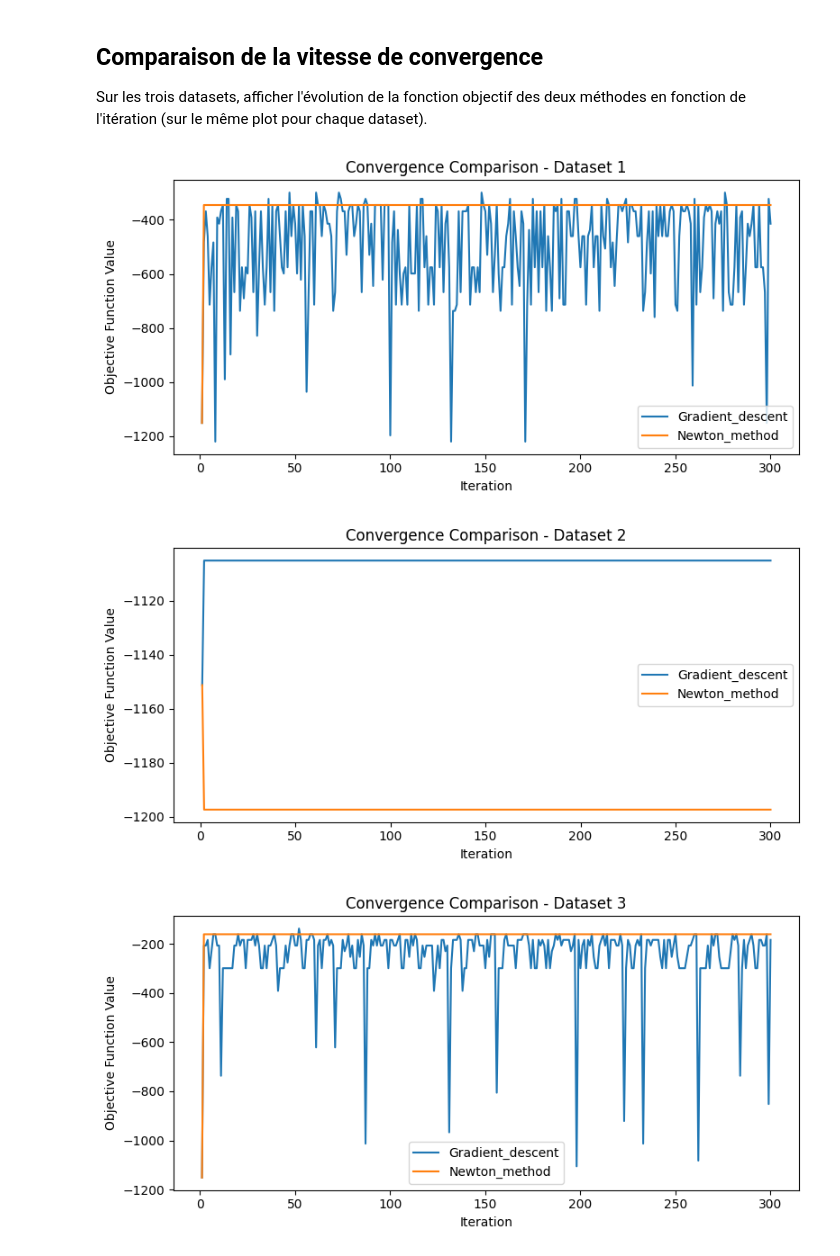
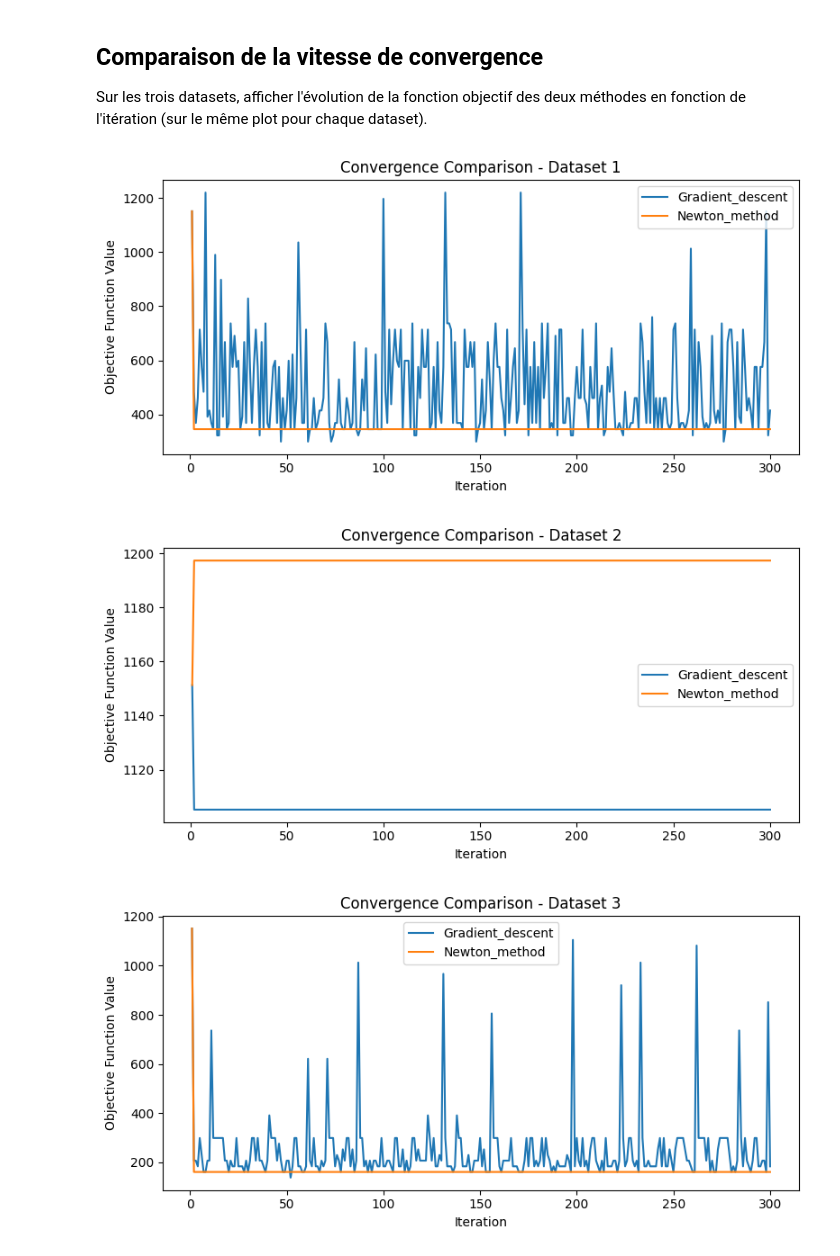
Before and after one commit to ferrorra/Programmation-Avanc-e-AMSD, a Jupyter notebook: BOUROUINA_Rania.ipynb, the cells around one changed output. Saved outputs shown, nothing was run; the diff lists cells and outputs as text; code cells hidden in the pictures.

```diff
--- a/BOUROUINA_Rania.ipynb
+++ b/BOUROUINA_Rania.ipynb
@@ -213,0 +538,12 @@ else:
+# %%
+# Tester la fonction indicium avec N = 3 et K = 6
+n = 3
+k = 6
+square = indicium_genetic(n, k)
+
+# Vérifier si une solution a été trouvée
+if square is not None:
+    # Visualiser le carré latin
+    visualize_latin_square(square)
+else:
+    print("Aucune solution trouvée.")
@@ -213,0 +579,27 @@ else:
+# %%
+#On comence par chercher les bonnes combinaisons
+# List of combinations to test
+combinations = [
+    (2, 2), (2, 4),
+    (3, 3), (3, 6), (3, 9),
+    (4, 4), (4, 8), (4, 12), (4, 16),
+    (5, 5), (5, 10), (5, 15), (5, 20), (5, 25),
+    (6, 6), (6, 21), (6, 36),
+    (7, 7), (7, 28), (7, 49),
+    (8, 8), (8, 36),
+]
+
+# List to store valid combinations
+valid_combinations = []
+
+# Test each combination
+for t,(n,k) in enumerate(combinations):
+    print('iteration ', t )
+    result = indicium_genetic(n, k)
+    if result is not None:
+        valid_combinations.append((n, k))
+
+# Print the valid combinations
+print("Valid combinations of (n, k):")
+for n, k in valid_combinations:
+    print(f"({n}, {k})")
@@ -423,38 +939,39 @@ def compare_convergence(optimizer1='gradient_descent', optimizer2='newton_method
         # Fit the models and record the objective function values
         objective_values1, objective_values2 = [], []
         for _ in range(model1.n_iterations):
             h1 = model1.predict(X)
             # Apply numerical stabilization to the objective function
-            objective1 = np.sum(y * np.log(h1 + epsilon) + (1 - y) * np.log(1 - h1 + epsilon))
+            objective1 = - np.sum(y * np.log(h1 + epsilon) + (1 - y) * np.log(1 - h1 + epsilon))
             objective_values1.append(objective1)
             model1.gradient_descent(X, y)
 
             h2 = model2.predict(X)
             # Apply numerical stabilization to the objective function
-            objective2 = np.sum(y * np.log(h2 + epsilon) + (1 - y) * np.log(1 - h2 + epsilon)) #L(β)=∑iyilog(σ(xiβ))+(1−yi)log(1−σ(xiβ)) ne marche
+            ## cross entropy use
+            objective2 = - np.sum(y * np.log(h2 + epsilon) + (1 - y) * np.log(1 - h2 + epsilon)) #L(β)=∑iyilog(σ(xiβ))+(1−yi)log(1−σ(xiβ)) ne marche pas, div par zero
             objective_values2.append(objective2)
             model2.newton_method(X, y)
 
         # Plot the convergence curves for each optimizer in one figure
         plt.figure(figsize=(8, 4))
 
         plt.plot(range(1, model1.n_iterations + 1), objective_values1, label=optimizer1.capitalize())
         plt.plot(range(1, model2.n_iterations + 1), objective_values2, label=optimizer2.capitalize())
 
         plt.title(f'Convergence Comparison - Dataset {i + 1}')
         plt.xlabel('Iteration')
         plt.ylabel('Objective Function Value')
         plt.legend()
 
         plt.tight_layout()
         plt.show()
 
 # Compare convergence for both optimizers on each dataset
 compare_convergence(optimizer1='gradient_descent', optimizer2='newton_method')
 # %% [output]
-[figure, old version]
+[figure, new version]
-[figure, old version]
+[figure, new version]
-[figure, old version]
+[figure, new version]
 # %% [markdown]
 ## Arbres de Décision
 
```
Also changed, not shown: parts of 29 cells of this notebook.
